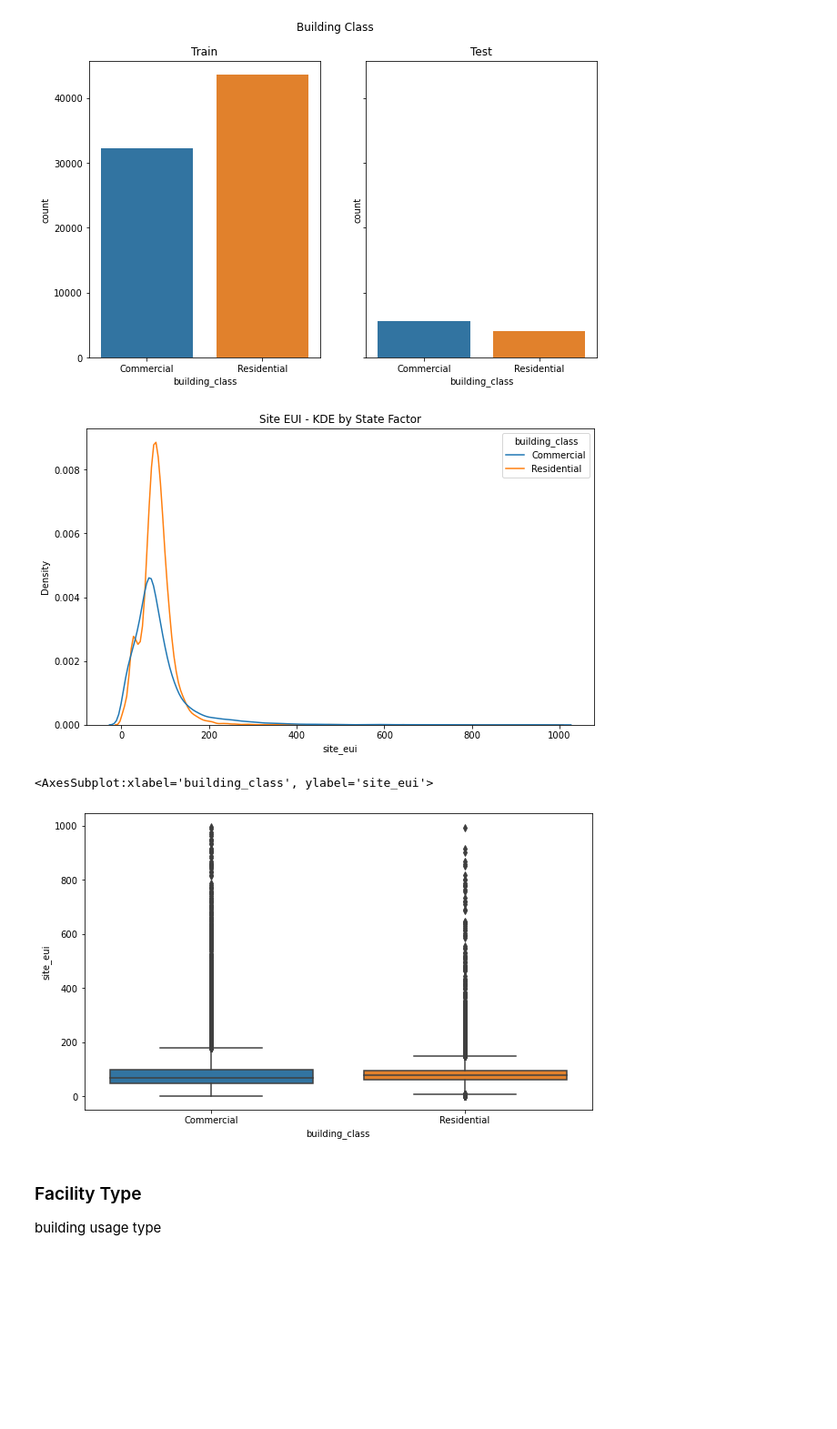
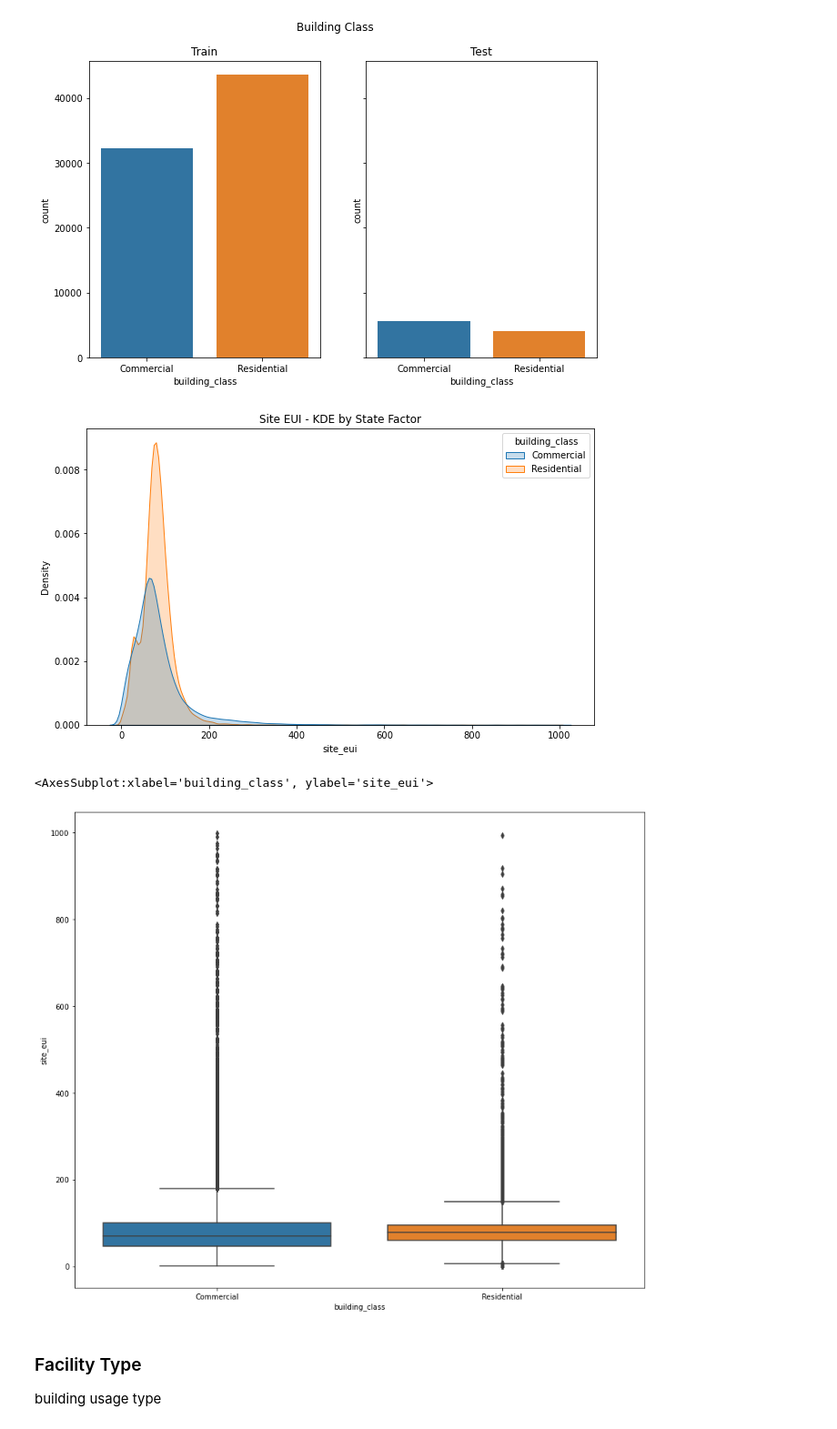
Before and after one commit to ccollado7/wds-datathon-2022, a Jupyter notebook: notebooks/EDA/kaggle-wds-EDA.ipynb, the cells around one changed output. Shown at 91% size. Saved outputs shown, nothing was run; the diff lists cells and outputs as text; code cells hidden in the pictures; blank space fills up the shorter version.

```diff
--- a/notebooks/EDA/kaggle-wds-EDA.ipynb
+++ b/notebooks/EDA/kaggle-wds-EDA.ipynb
@@ -210,19 +210,19 @@ Text(0.5, 1.0, 'Test')
 #Site EUI - KDE by building classification
 
 fig = plt.figure(figsize=(10,6))
-sns.kdeplot(x="site_eui",data=train,hue='building_class',palette="tab10")
+sns.kdeplot(x="site_eui",data=train,hue='building_class',palette="tab10",fill=True)
 plt.title('Site EUI - KDE by State Factor')
 plt.show()
 # %% [output]
-[figure, old version]
+[figure, new version]
 # %%
 #Site EUI - Boxplot by building classification
 
-fig = plt.figure(figsize=(10,6))
+fig = plt.figure(figsize=(14,12))
 sns.boxplot(x="building_class", y="site_eui", data=train)
 # %% [output]
 <AxesSubplot:xlabel='building_class', ylabel='site_eui'>
-[figure, old version]
+[figure, new version]
 # %% [markdown]
 ### Facility Type
 
```
Also changed, not shown: parts of 54 cells of this notebook.
